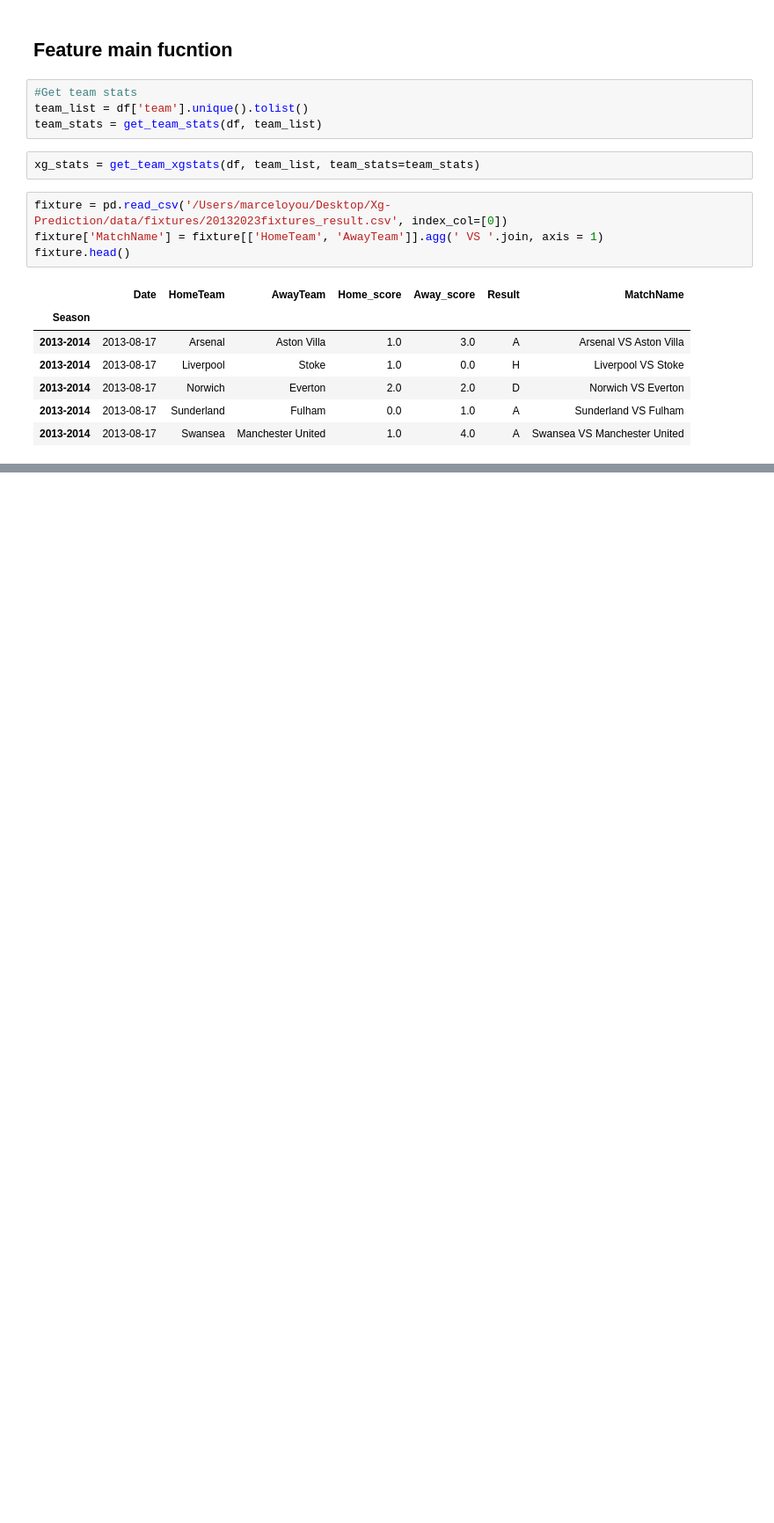
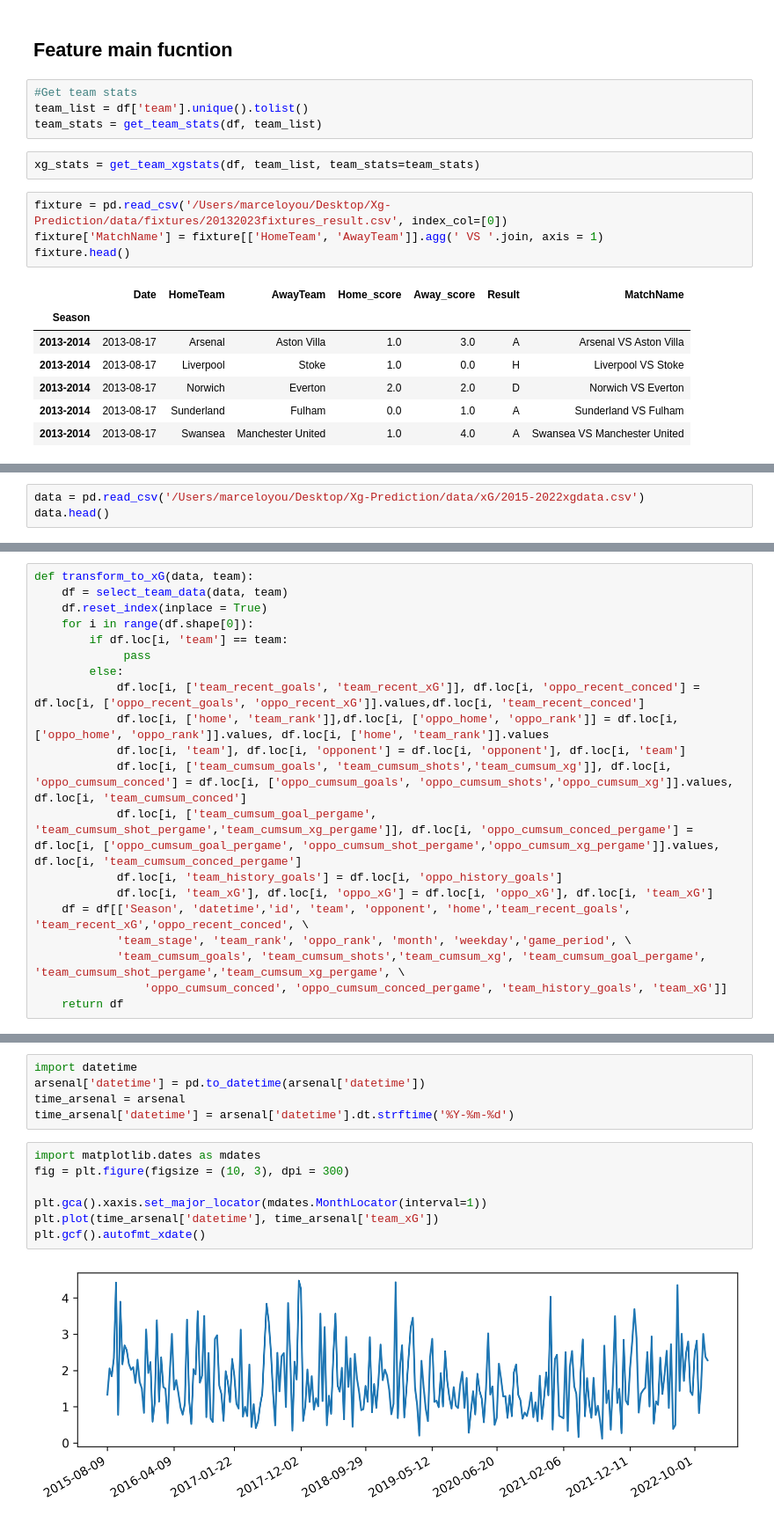
Before and after one commit to mruiyangyou/Predict-Football-Matches-With-xG, a Jupyter notebook: src/python/xG_prediction.ipynb, the cells around one changed output, grey strips where cells are left out. Shown at 88% size. Cells and saved outputs as stored; diff of their text form; blank space fills up the shorter version.

```diff
--- a/src/python/xG_prediction.ipynb
+++ b/src/python/xG_prediction.ipynb
@@ -198,0 +189,3 @@ xg_stats.loc[xg_stats['id'] == 18360]
+# %%
+data = pd.read_csv('/Users/marceloyou/Desktop/Xg-Prediction/data/xG/2015-2022xgdata.csv')
+data.head()
@@ -198,0 +204,20 @@ xg_stats.loc[xg_stats['id'] == 18360]
+# %%
+def transform_to_xG(data, team):
+    df = select_team_data(data, team)
+    df.reset_index(inplace = True)
+    for i in range(df.shape[0]):
+        if df.loc[i, 'team'] == team:
+             pass
+        else:
+            df.loc[i, ['team_recent_goals', 'team_recent_xG']], df.loc[i, 'oppo_recent_conced'] = df.loc[i, ['oppo_recent_goals', 'oppo_recent_xG']].values,df.loc[i, 'team_recent_conced']
+            df.loc[i, ['home', 'team_rank']],df.loc[i, ['oppo_home', 'oppo_rank']] = df.loc[i, ['oppo_home', 'oppo_rank']].values, df.loc[i, ['home', 'team_rank']].values
+            df.loc[i, 'team'], df.loc[i, 'opponent'] = df.loc[i, 'opponent'], df.loc[i, 'team']
+            df.loc[i, ['team_cumsum_goals', 'team_cumsum_shots','team_cumsum_xg']], df.loc[i, 'oppo_cumsum_conced'] = df.loc[i, ['oppo_cumsum_goals', 'oppo_cumsum_shots','oppo_cumsum_xg']].values, df.loc[i, 'team_cumsum_conced']
+            df.loc[i, ['team_cumsum_goal_pergame', 'team_cumsum_shot_pergame','team_cumsum_xg_pergame']], df.loc[i, 'oppo_cumsum_conced_pergame'] = df.loc[i, ['oppo_cumsum_goal_pergame', 'oppo_cumsum_shot_pergame','oppo_cumsum_xg_pergame']].values, df.loc[i, 'team_cumsum_conced_pergame']
+            df.loc[i, 'team_history_goals'] = df.loc[i, 'oppo_history_goals']
+            df.loc[i, 'team_xG'], df.loc[i, 'oppo_xG'] = df.loc[i, 'oppo_xG'], df.loc[i, 'team_xG']
+    df = df[['Season', 'datetime','id', 'team', 'opponent', 'home','team_recent_goals', 'team_recent_xG','oppo_recent_conced', \
+            'team_stage', 'team_rank', 'oppo_rank', 'month', 'weekday','game_period', \
+            'team_cumsum_goals', 'team_cumsum_shots','team_cumsum_xg', 'team_cumsum_goal_pergame', 'team_cumsum_shot_pergame','team_cumsum_xg_pergame', \
+                'oppo_cumsum_conced', 'oppo_cumsum_conced_pergame', 'team_history_goals', 'team_xG']]
+    return df
@@ -198,0 +518,14 @@ xg_stats.loc[xg_stats['id'] == 18360]
+# %%
+import datetime
+arsenal['datetime'] = pd.to_datetime(arsenal['datetime'])
+time_arsenal = arsenal
+time_arsenal['datetime'] = arsenal['datetime'].dt.strftime('%Y-%m-%d')
+# %%
+import matplotlib.dates as mdates
+fig = plt.figure(figsize = (10, 3), dpi = 300)
+
+plt.gca().xaxis.set_major_locator(mdates.MonthLocator(interval=1))
+plt.plot(time_arsenal['datetime'], time_arsenal['team_xG'])
+plt.gcf().autofmt_xdate()
+# %% [output]
+[figure, added]
```
Also changed, not shown: parts of 48 cells of this notebook.
